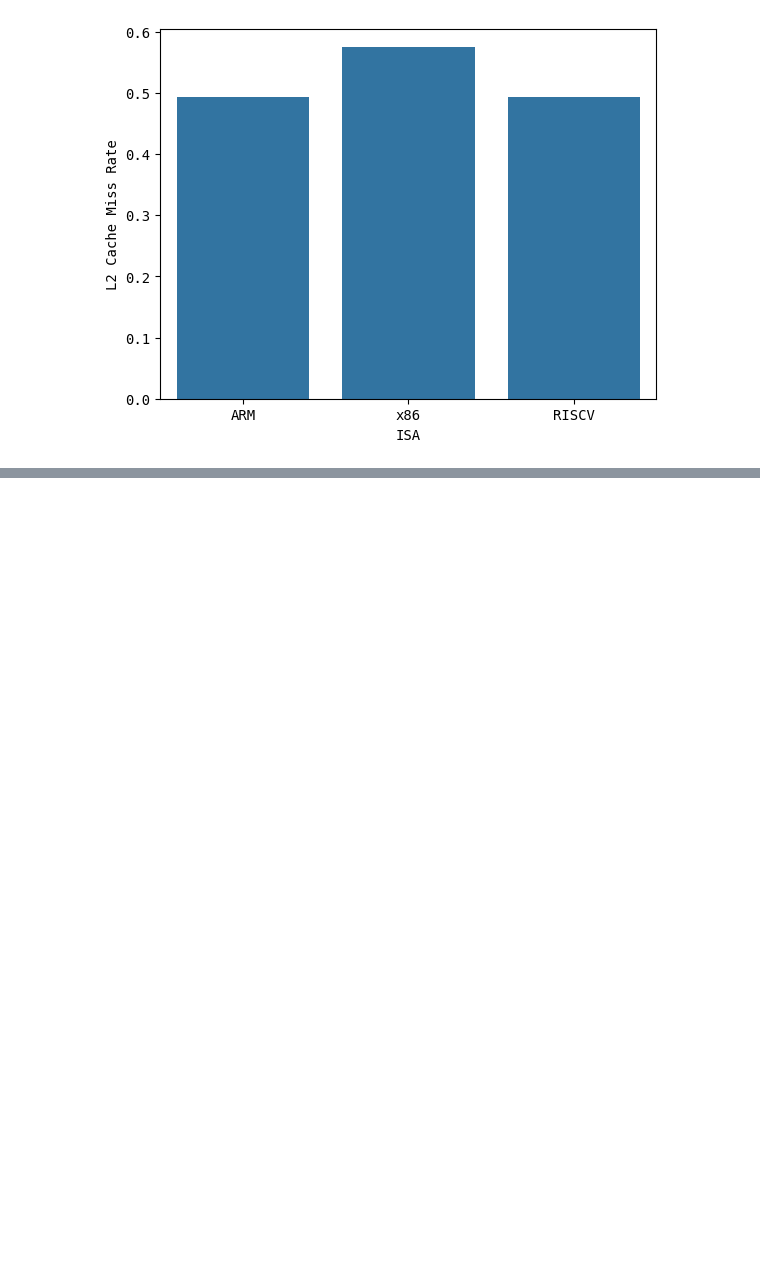
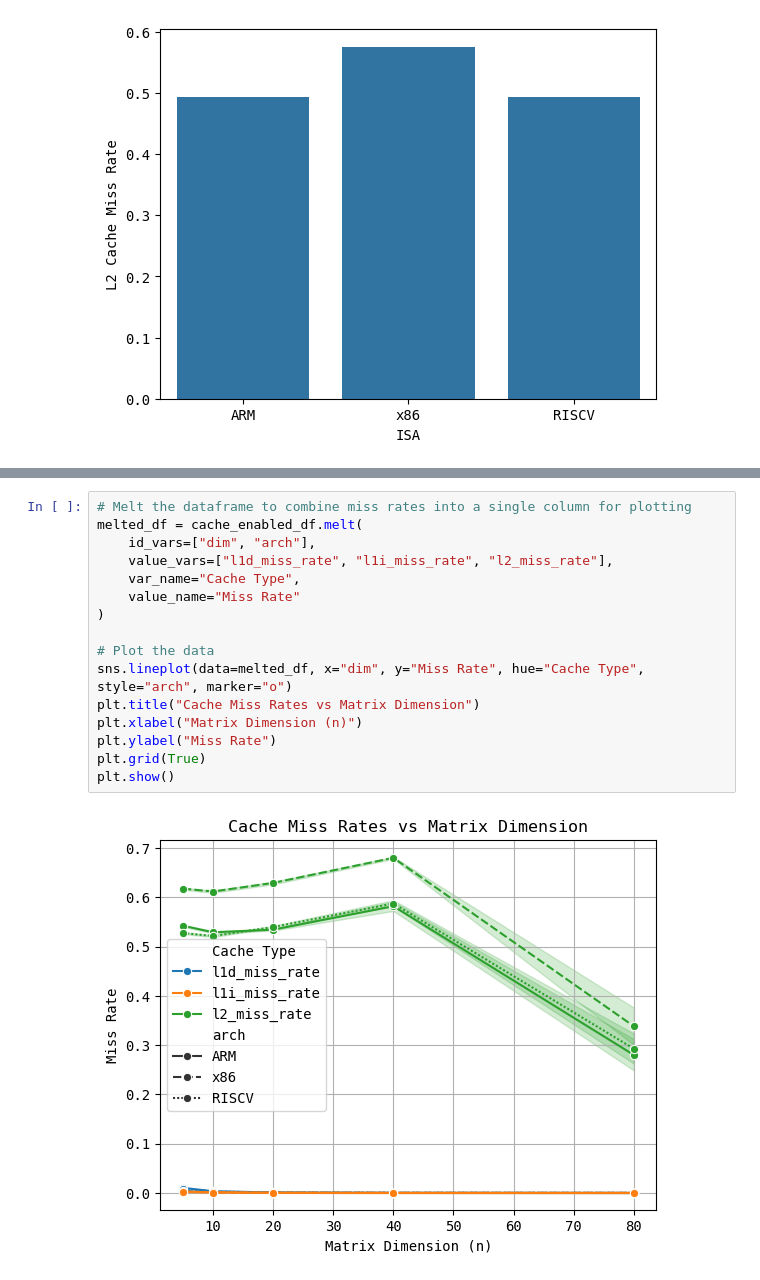
Before and after one commit to ragnar-vallhala/BTP_Log, a Jupyter notebook: Reports/endsem/data/visual.ipynb, the cells around one changed output, grey strips where cells are left out. Drawn from its saved outputs; the diff is of its cells as text; blank space fills up the shorter version.

```diff
--- a/Reports/endsem/data/visual.ipynb
+++ b/Reports/endsem/data/visual.ipynb
@@ -242,0 +302,18 @@ The `ci` parameter is deprecated. Use `errorbar=None` for the same effect.
+# %%
+# Melt the dataframe to combine miss rates into a single column for plotting
+melted_df = cache_enabled_df.melt(
+    id_vars=["dim", "arch"],
+    value_vars=["l1d_miss_rate", "l1i_miss_rate", "l2_miss_rate"],
+    var_name="Cache Type",
+    value_name="Miss Rate"
+)
+
+# Plot the data
+sns.lineplot(data=melted_df, x="dim", y="Miss Rate", hue="Cache Type", style="arch", marker="o")
+plt.title("Cache Miss Rates vs Matrix Dimension")
+plt.xlabel("Matrix Dimension (n)")
+plt.ylabel("Miss Rate")
+plt.grid(True)
+plt.show()
+# %% [output]
+[figure, added]
```
Also changed, not shown: parts of 10 cells of this notebook, 28 other files.
